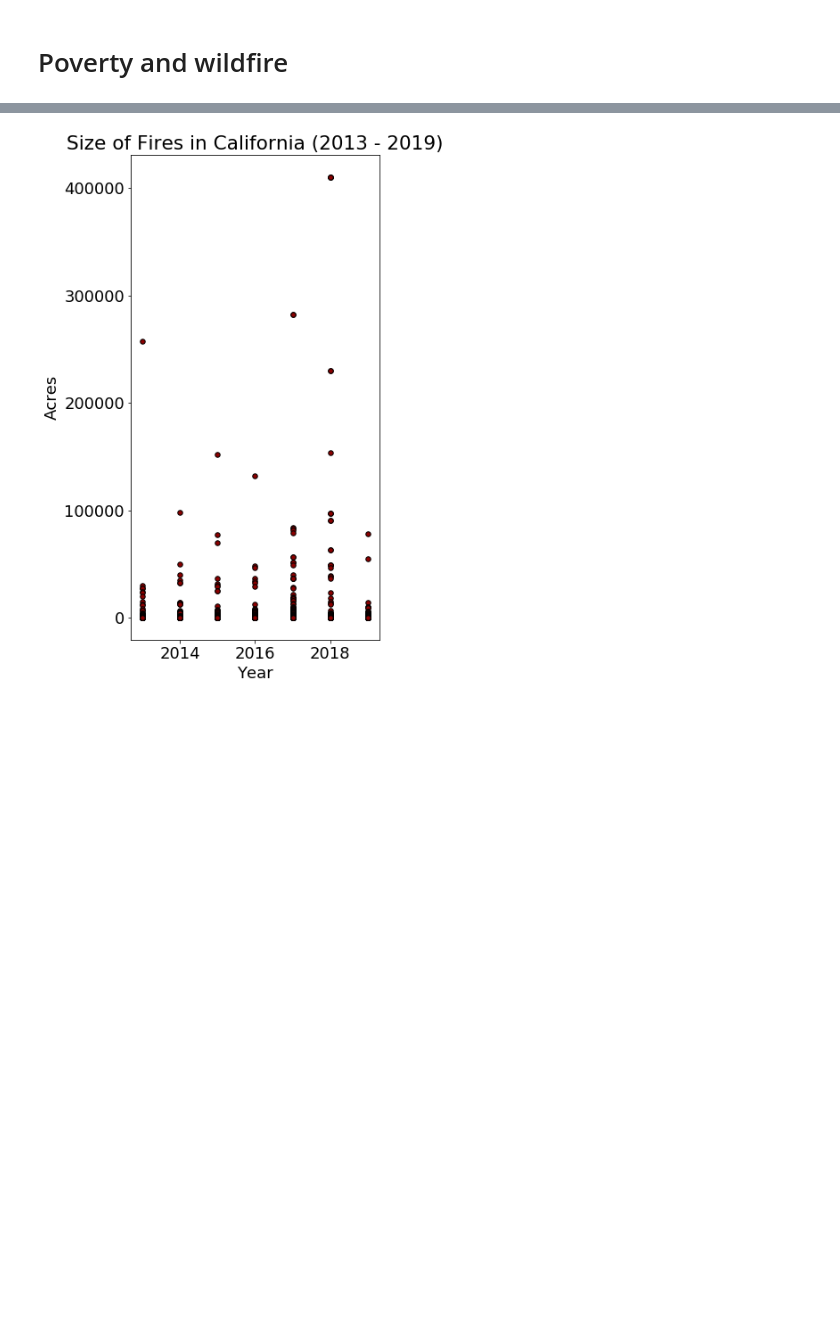
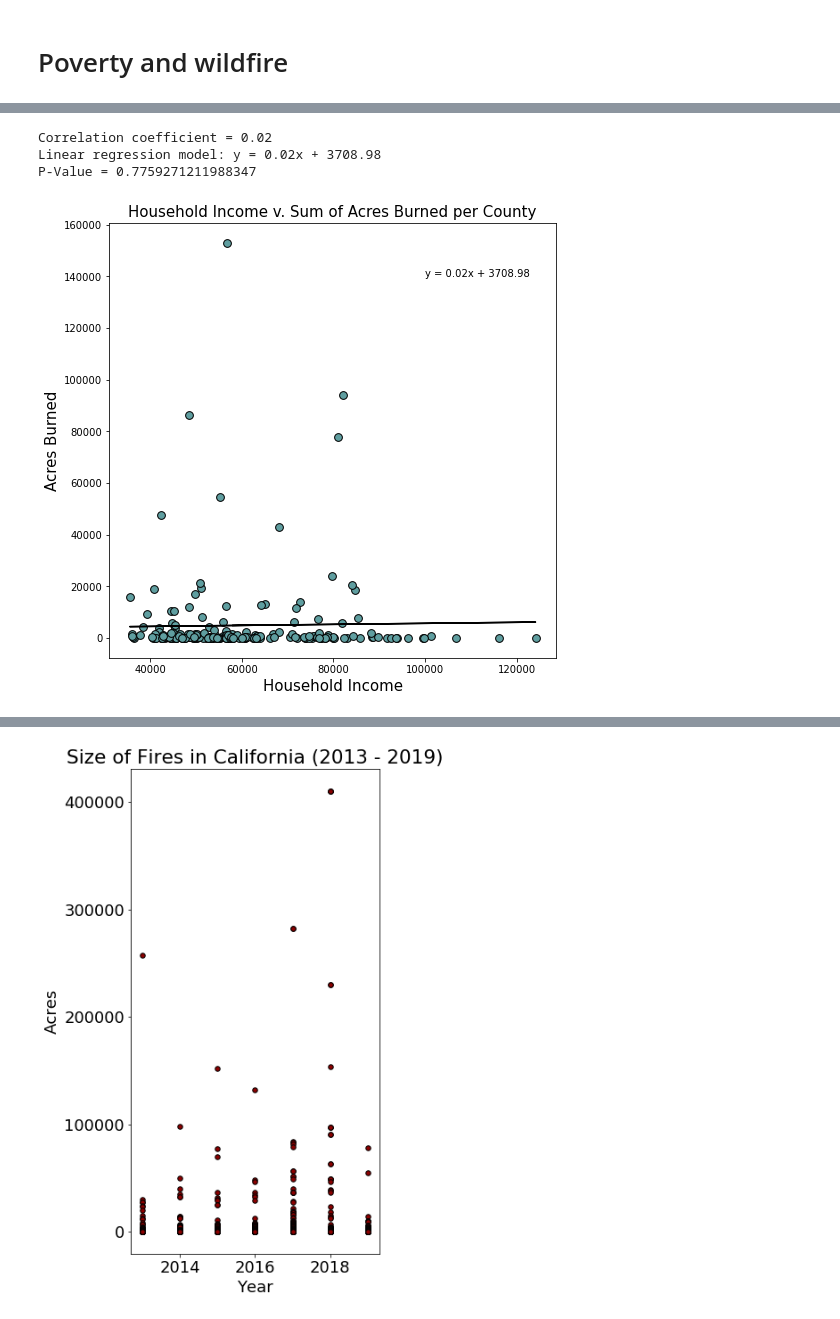
Before and after one commit to KeSavanh/Project_1, a Jupyter notebook: Main/Analysis.ipynb, the cells around one changed output, grey strips where cells are left out. Cells and saved outputs as stored; diff of their text form; code cells hidden in the pictures; blank space fills up the shorter version.

```diff
--- a/Main/Analysis.ipynb
+++ b/Main/Analysis.ipynb
@@ -204,0 +209,6 @@ wildfire_df = pd.read_csv('data_output/wildfire.csv')
+# %%
+average_data = 'data_output/wildfire_avg_census.csv'
+
+cleaned_merged_sum_df = pd.read_csv(average_data)
+
+cleaned_merged_sum_df
@@ -204,0 +249,31 @@ wildfire_df = pd.read_csv('data_output/wildfire.csv')
+# %%
+# Create a scatterplot for household income v. sum of acres burned per county
+
+x = cleaned_merged_sum_df['Household Income']
+y = cleaned_merged_sum_df['Acres Burned']
+
+plt.figure(figsize=(8,8))
+plt.title("Household Income v. Sum of Acres Burned per County", fontsize = '15')
+plt.xlabel("Household Income", fontsize = '15')
+plt.ylabel("Acres Burned", fontsize = '15')
+plt.scatter(x, y, marker = "o", color = "cadetblue", edgecolors = "black", s = 60)
+
+(slope, intercept, rvalue, pvalue, stderr) = st.linregress(x, y)
+regress_values = x * slope + intercept
+line_eq = "y = " + str(round(slope,2)) + "x + " + str(round(intercept,2))
+plt.annotate(line_eq, (100000, 140000), fontsize = 10, color = "black")
+
+print(f'Correlation coefficient = {round(rvalue,2)}')
+print(f'Linear regression model: {line_eq}')
+print(f'P-Value = {pvalue}')
+
+plt.plot(x, regress_values, "black")
+
+plt.savefig('data_output/Figures/Household_Income_Sum_Acres_Burned.png')
+
+plt.show()
+# %% [output]
+Correlation coefficient = 0.02
+Linear regression model: y = 0.02x + 3708.98
+P-Value = 0.7759271211988347
+[figure, added]
```
Also changed, not shown: parts of 12 cells of this notebook.
